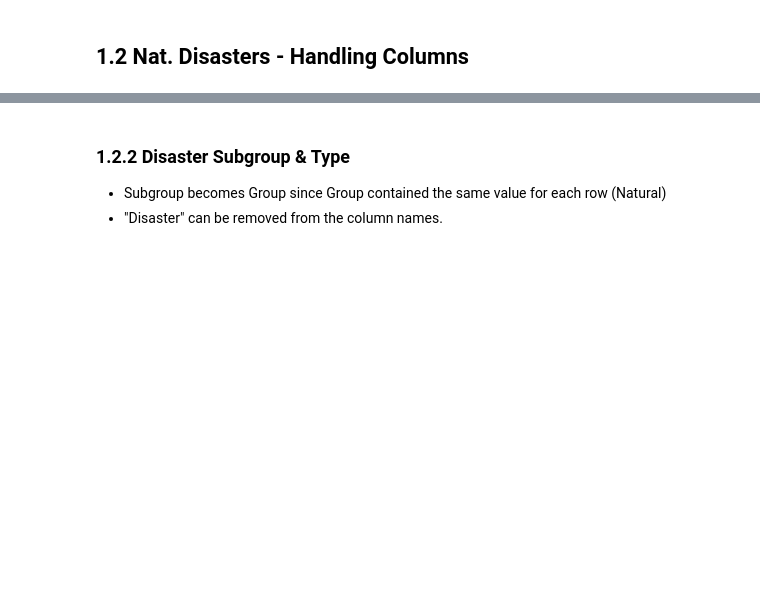
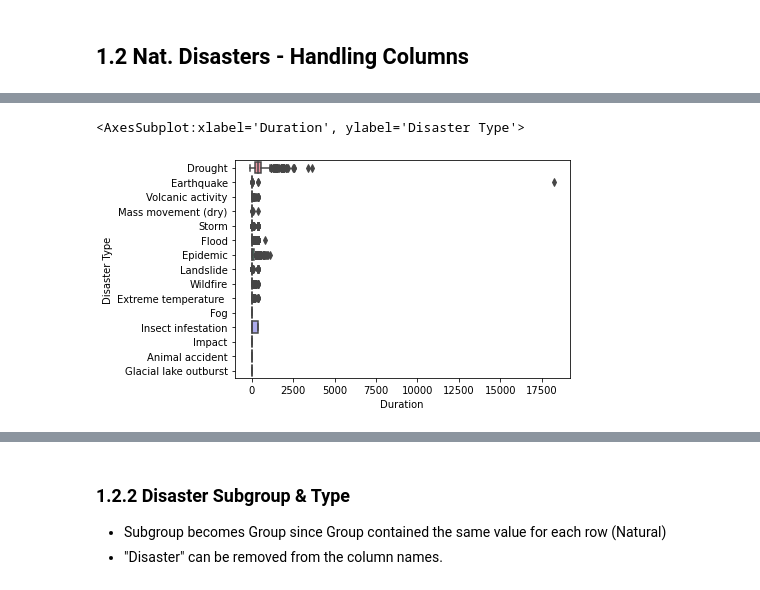
Before and after one commit to FreshJonas/Nat_Disasters_vs_GDP, a Jupyter notebook: 01_obtaining_data.ipynb, the cells around one changed output, grey strips where cells are left out. Cells and saved outputs as stored; diff of their text form; code cells hidden in the pictures; blank space fills up the shorter version.

```diff
--- a/01_obtaining_data.ipynb
+++ b/01_obtaining_data.ipynb
@@ -52,0 +138,7 @@ array([ 0,  4,  9,  2,  3,  6,  1,  5, 50], dtype=int64)
+# %%
+# It seems we have some outliers:
+
+sns.boxplot(data=natural_disaster_df, x="Duration", y="Disaster Type")
+# %% [output]
+<AxesSubplot:xlabel='Duration', ylabel='Disaster Type'>
+[figure, added]
```
Also changed, not shown: parts of 22 cells of this notebook.
